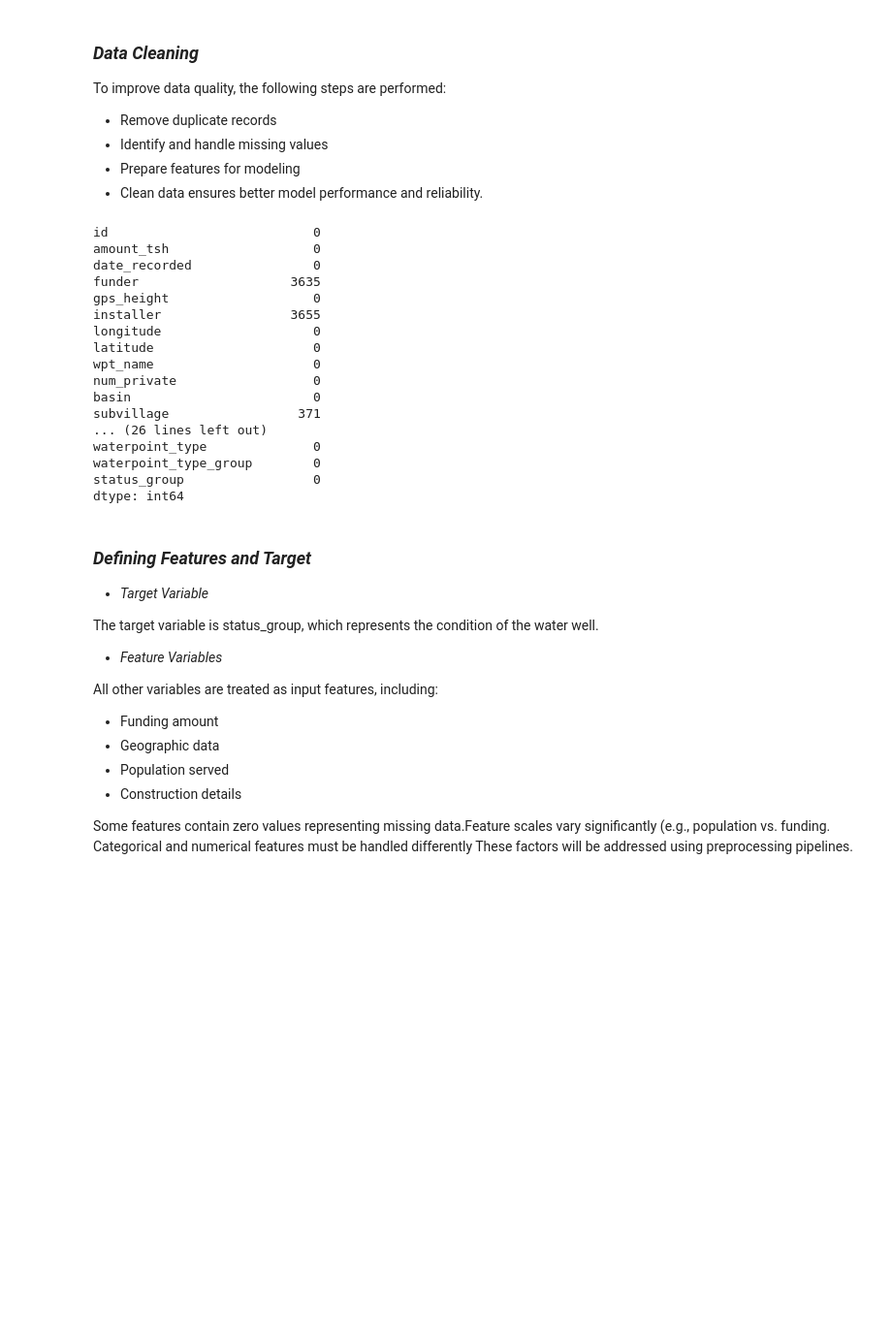
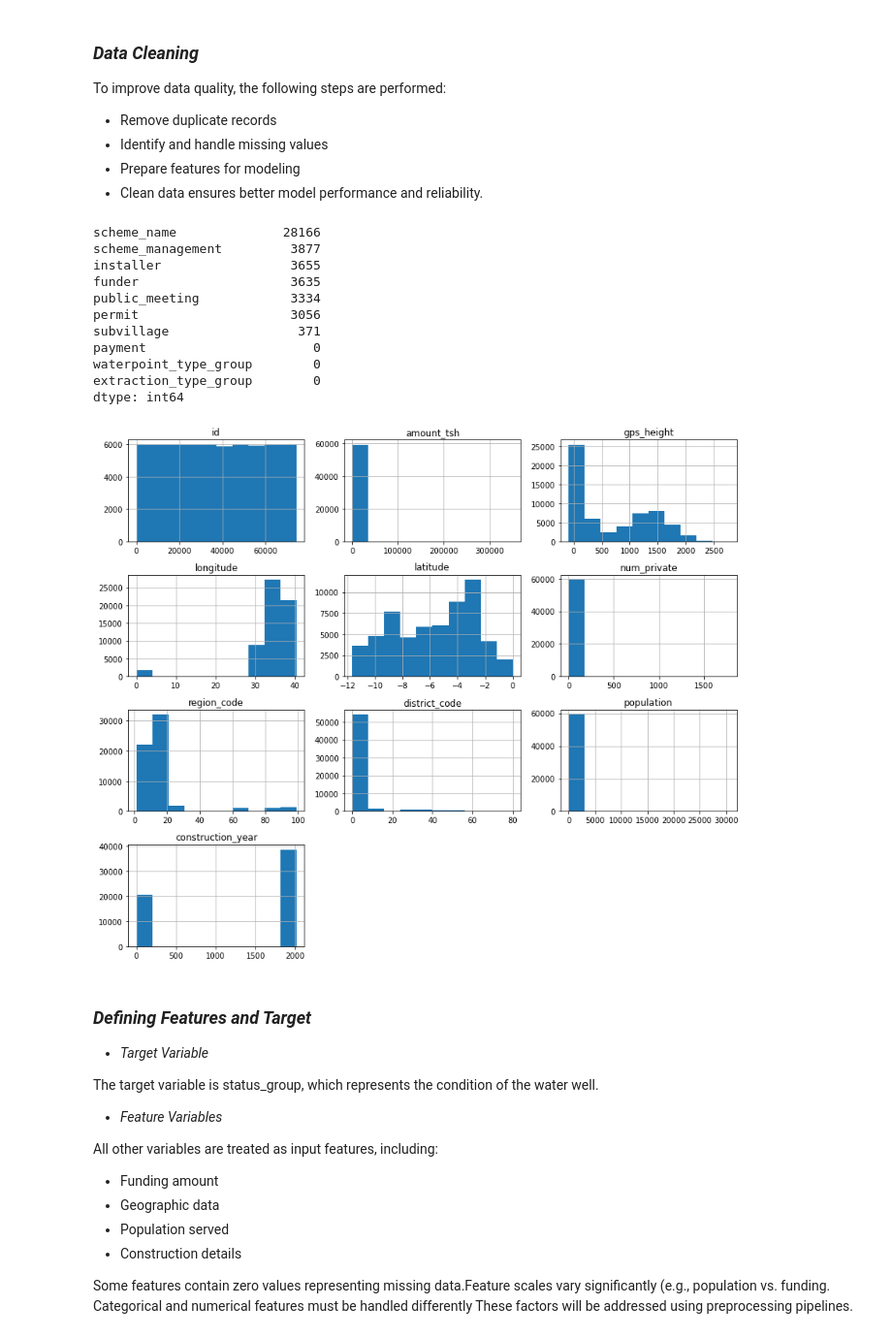
Before and after one commit to Apondi9911/Water-well-Status-Prediction, a Jupyter notebook: index.ipynb, the cells around one changed output. Shown at 97% size. Cells and saved outputs as stored; diff of their text form; code cells hidden in the pictures; blank space fills up the shorter version.

Commit message:
EDA improvement with Numeric Distribution Visualization

```diff
--- a/index.ipynb
+++ b/index.ipynb
@@ -136,27 +136,27 @@ To improve data quality, the following steps are performed:
 - Prepare features for modeling
 - Clean data ensures better model performance and reliability.
 # %%
-#Drop duplicates and Missing Values Hndling
-df = df.drop_duplicates()
-df.isnull().sum()
+#Drop duplicates and Missing Values Handling
+df.isnull().sum().sort_values(ascending=False).head(10)
 # %% [output]
-id                           0
-amount_tsh                   0
-date_recorded                0
+scheme_name              28166
+scheme_management         3877
+installer                 3655
 funder                    3635
-gps_height                   0
-installer                 3655
-longitude                    0
-latitude                     0
-wpt_name                     0
-num_private                  0
-basin                        0
+public_meeting            3334
+permit                    3056
 subvillage                 371
-... (26 lines left out)
-waterpoint_type              0
+payment                      0
 waterpoint_type_group        0
-status_group                 0
+extraction_type_group        0
 dtype: int64
+# %%
+#Numerical Distribution
+df.select_dtypes(include=['int64','float64']).hist(figsize=(12,10))
+plt.tight_layout()
+plt.show()
+# %% [output]
+[figure, added]
 # %% [markdown]
 ### *Defining Features and Target*
 
```
